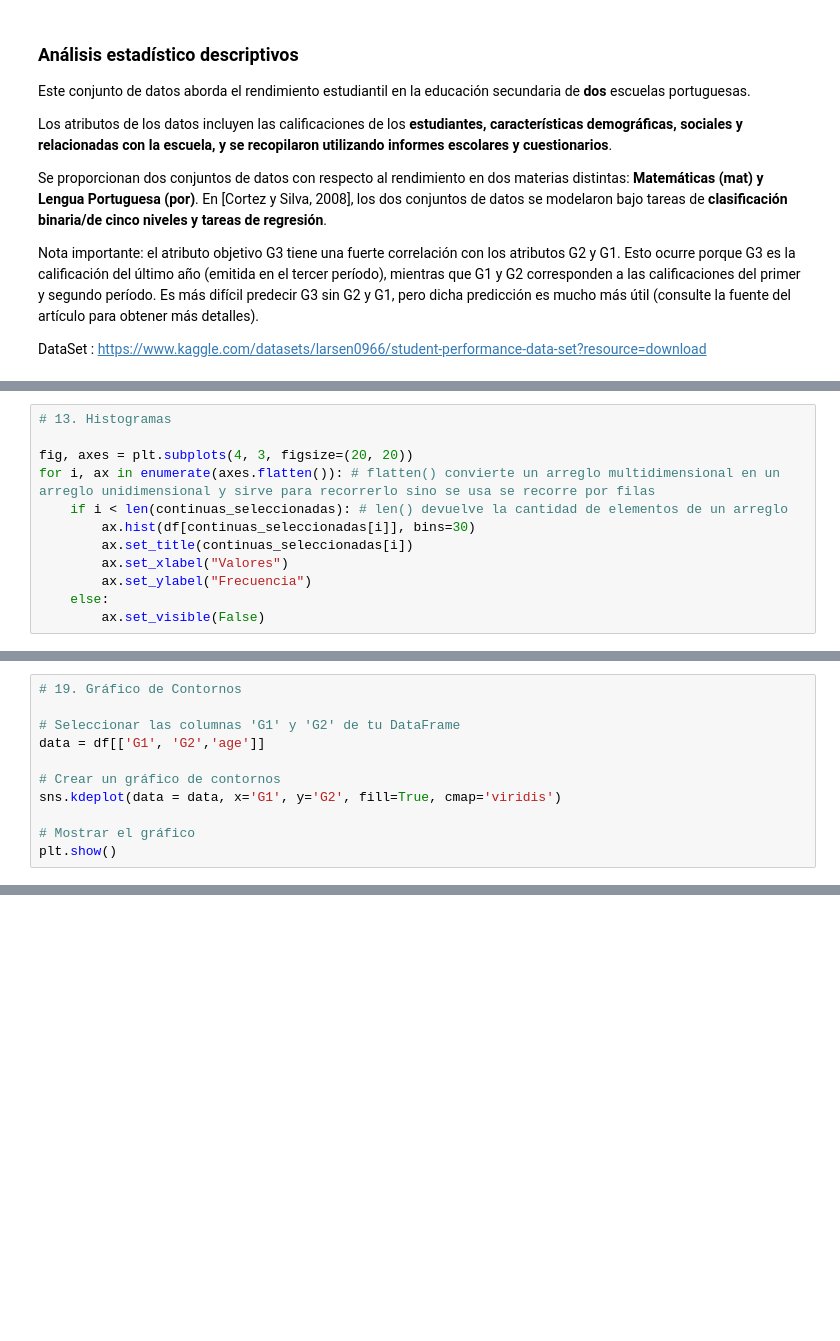
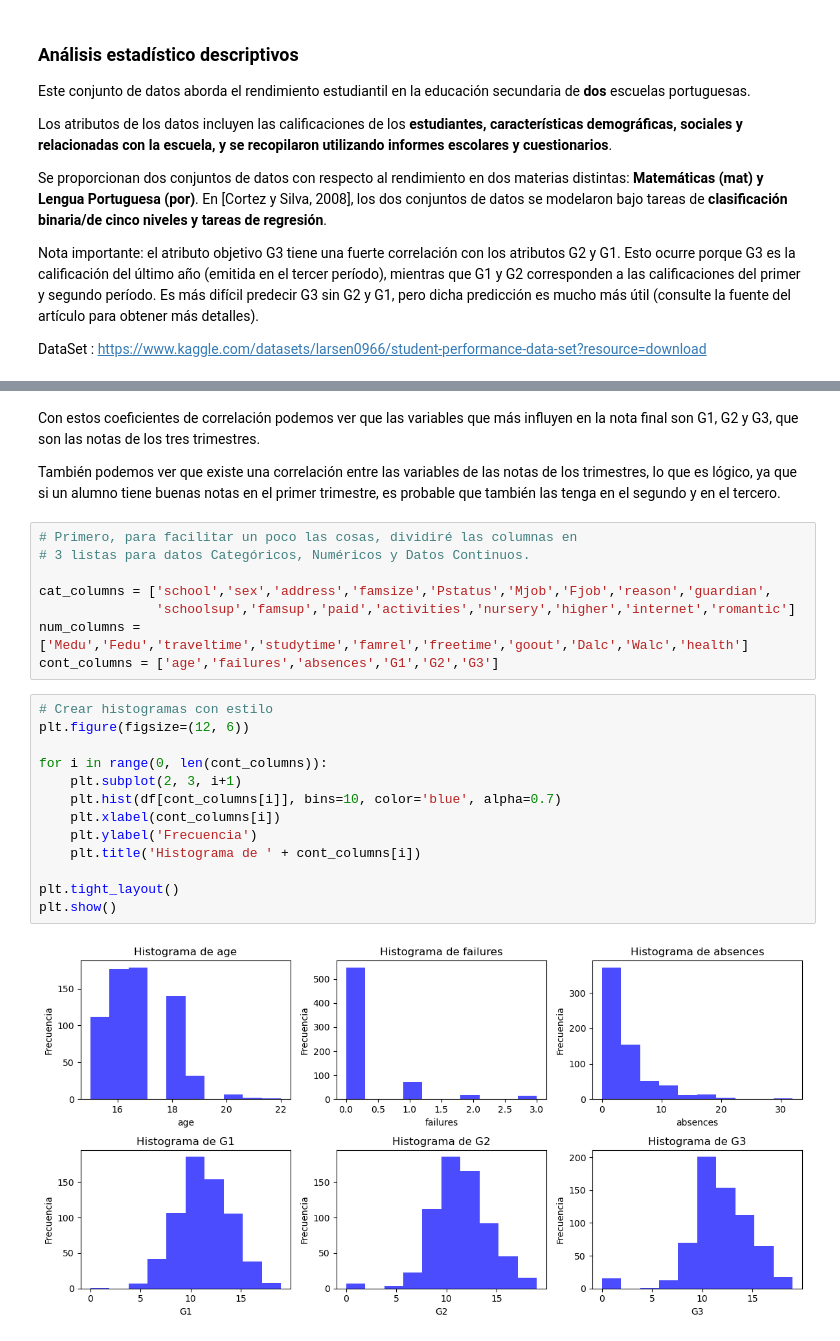
Before and after one commit to Ssebv/data-science-lab2, a Jupyter notebook: main.ipynb, the cells around one changed output, grey strips where cells are left out. Cells and saved outputs as stored; diff of their text form; blank space fills up the shorter version.

```diff
--- a/main.ipynb
+++ b/main.ipynb
@@ -388,12 +26,0 @@ Tabla de Frecuencias:
-# %%
-# 13. Histogramas
-
-fig, axes = plt.subplots(4, 3, figsize=(20, 20))
-for i, ax in enumerate(axes.flatten()): # flatten() convierte un arreglo multidimensional en un arreglo unidimensional y sirve para recorrerlo sino se usa se recorre por filas
-    if i < len(continuas_seleccionadas): # len() devuelve la cantidad de elementos de un arreglo
-        ax.hist(df[continuas_seleccionadas[i]], bins=30)
-        ax.set_title(continuas_seleccionadas[i])
-        ax.set_xlabel("Valores")
-        ax.set_ylabel("Frecuencia")
-    else:
-        ax.set_visible(False)
@@ -502,11 +26,0 @@ El gráfico de dispersión entre G1 y Age se utiliza para visualizar la relació
-# %%
-# 19. Gráfico de Contornos
-
-# Seleccionar las columnas 'G1' y 'G2' de tu DataFrame
-data = df[['G1', 'G2','age']]
-
-# Crear un gráfico de contornos
-sns.kdeplot(data = data, x='G1', y='G2', fill=True, cmap='viridis')
-
-# Mostrar el gráfico
-plt.show()
@@ -557,0 +80,27 @@ for columna in discreta_columns:
+# %% [markdown]
+Con estos coeficientes de correlación podemos ver que las variables que más influyen en la nota final son G1, G2 y G3, que son las notas de los tres trimestres.
+
+También podemos ver que existe una correlación entre las variables de las notas de los trimestres, lo que es lógico, ya que si un alumno tiene buenas notas en el primer trimestre, es probable que también las tenga en el segundo y en el tercero.
+# %%
+# Primero, para facilitar un poco las cosas, dividiré las columnas en
+# 3 listas para datos Categóricos, Numéricos y Datos Continuos.
+
+cat_columns = ['school','sex','address','famsize','Pstatus','Mjob','Fjob','reason','guardian',
+               'schoolsup','famsup','paid','activities','nursery','higher','internet','romantic']
+num_columns = ['Medu','Fedu','traveltime','studytime','famrel','freetime','goout','Dalc','Walc','health']
+cont_columns = ['age','failures','absences','G1','G2','G3']
+# %%
+# Crear histogramas con estilo
+plt.figure(figsize=(12, 6))
+
+for i in range(0, len(cont_columns)):
+    plt.subplot(2, 3, i+1)
+    plt.hist(df[cont_columns[i]], bins=10, color='blue', alpha=0.7)
+    plt.xlabel(cont_columns[i])
+    plt.ylabel('Frecuencia')
+    plt.title('Histograma de ' + cont_columns[i])
+
+plt.tight_layout()
+plt.show()
+# %% [output]
+[figure, added]
```
Also changed, not shown: parts of 57 cells of this notebook, 1 other file.
